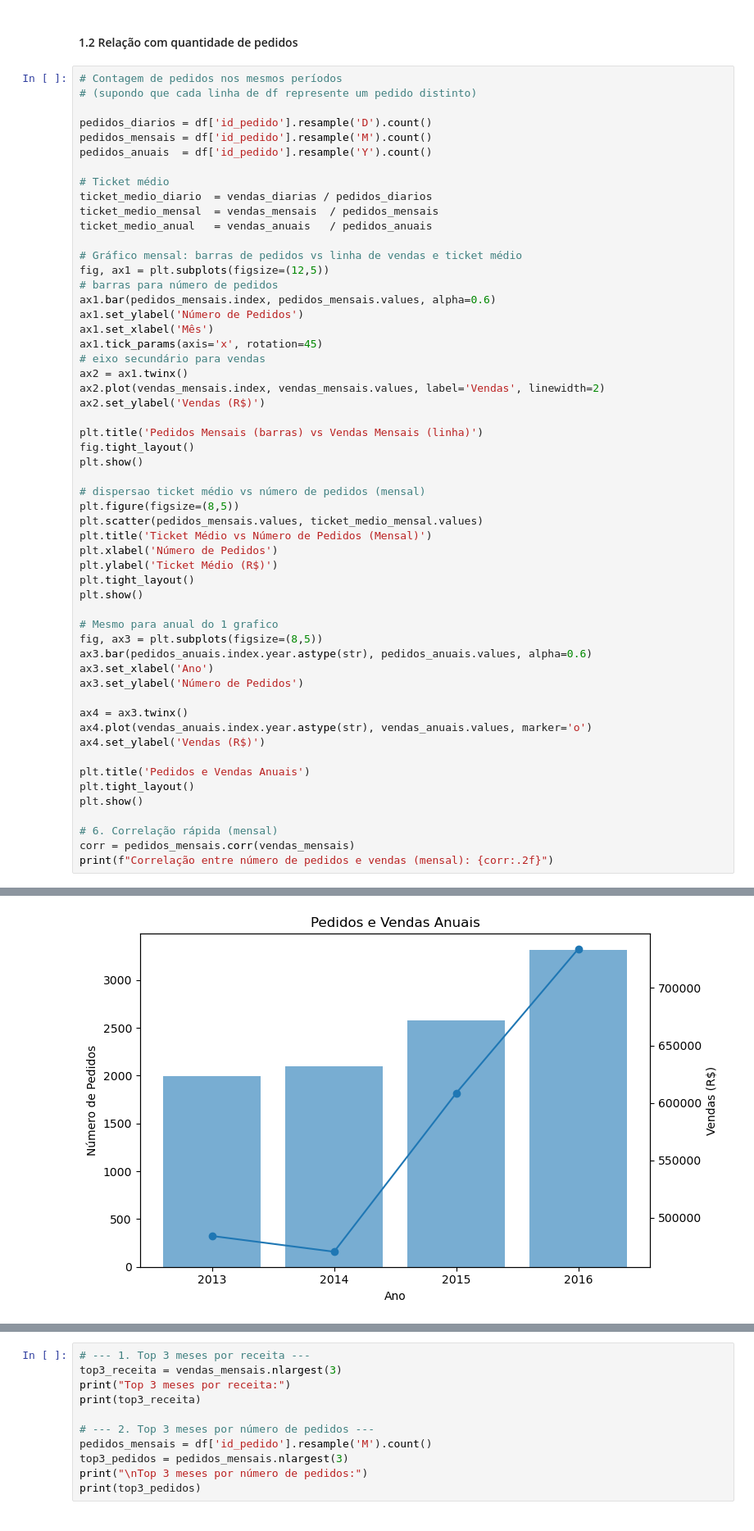
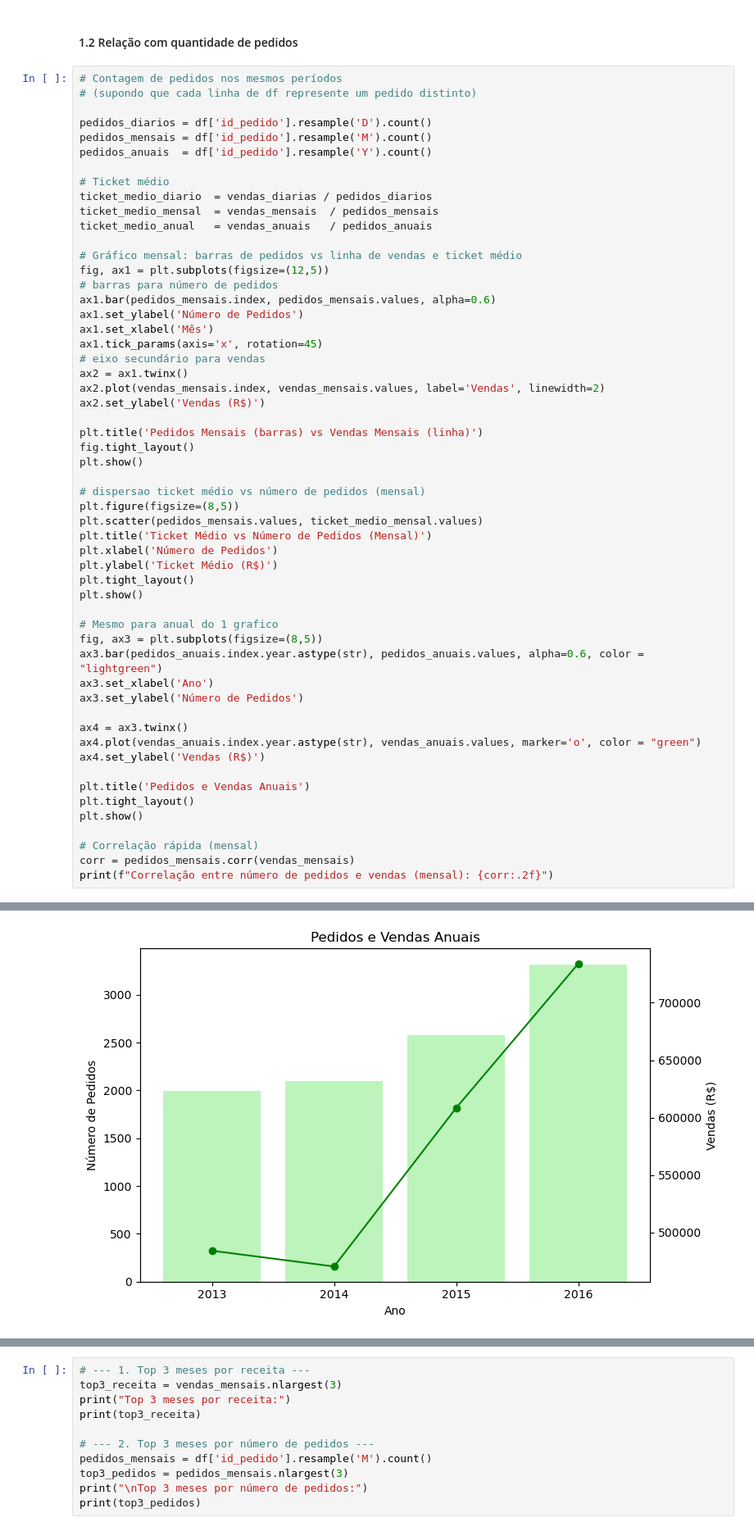
Before and after one commit to liviagcarvalho/Analise-de-Dados-Jr.---Livia-e-Joao, a Jupyter notebook: analises/1_AnaliseTemporal.ipynb, the cells around one changed output, grey strips where cells are left out. Shown: that part at 82% size. Drawn from its saved outputs; the diff is of its cells as text.

```diff
--- a/analises/1_AnaliseTemporal.ipynb
+++ b/analises/1_AnaliseTemporal.ipynb
@@ -272,37 +272,37 @@ ax2.set_ylabel('Vendas (R$)')
 plt.title('Pedidos Mensais (barras) vs Vendas Mensais (linha)')
 fig.tight_layout()
 plt.show()
 
 # dispersao ticket médio vs número de pedidos (mensal)
 plt.figure(figsize=(8,5))
 plt.scatter(pedidos_mensais.values, ticket_medio_mensal.values)
 plt.title('Ticket Médio vs Número de Pedidos (Mensal)')
 plt.xlabel('Número de Pedidos')
 plt.ylabel('Ticket Médio (R$)')
 plt.tight_layout()
 plt.show()
 
 # Mesmo para anual do 1 grafico
 fig, ax3 = plt.subplots(figsize=(8,5))
-ax3.bar(pedidos_anuais.index.year.astype(str), pedidos_anuais.values, alpha=0.6)
+ax3.bar(pedidos_anuais.index.year.astype(str), pedidos_anuais.values, alpha=0.6, color = "lightgreen")
 ax3.set_xlabel('Ano')
 ax3.set_ylabel('Número de Pedidos')
 
 ax4 = ax3.twinx()
-ax4.plot(vendas_anuais.index.year.astype(str), vendas_anuais.values, marker='o')
+ax4.plot(vendas_anuais.index.year.astype(str), vendas_anuais.values, marker='o', color = "green")
 ax4.set_ylabel('Vendas (R$)')
 
 plt.title('Pedidos e Vendas Anuais')
 plt.tight_layout()
 plt.show()
 
-# 6. Correlação rápida (mensal)
+# Correlação rápida (mensal)
 corr = pedidos_mensais.corr(vendas_mensais)
 print(f"Correlação entre número de pedidos e vendas (mensal): {corr:.2f}")
 # %% [output]
 [figure]
 [figure]
-[figure, old version]
+[figure, new version]
 Correlação entre número de pedidos e vendas (mensal): 0.93
 # %%
 # --- 1. Top 3 meses por receita ---
```
Also changed, not shown: parts of 4 cells of this notebook, 2 other files.
